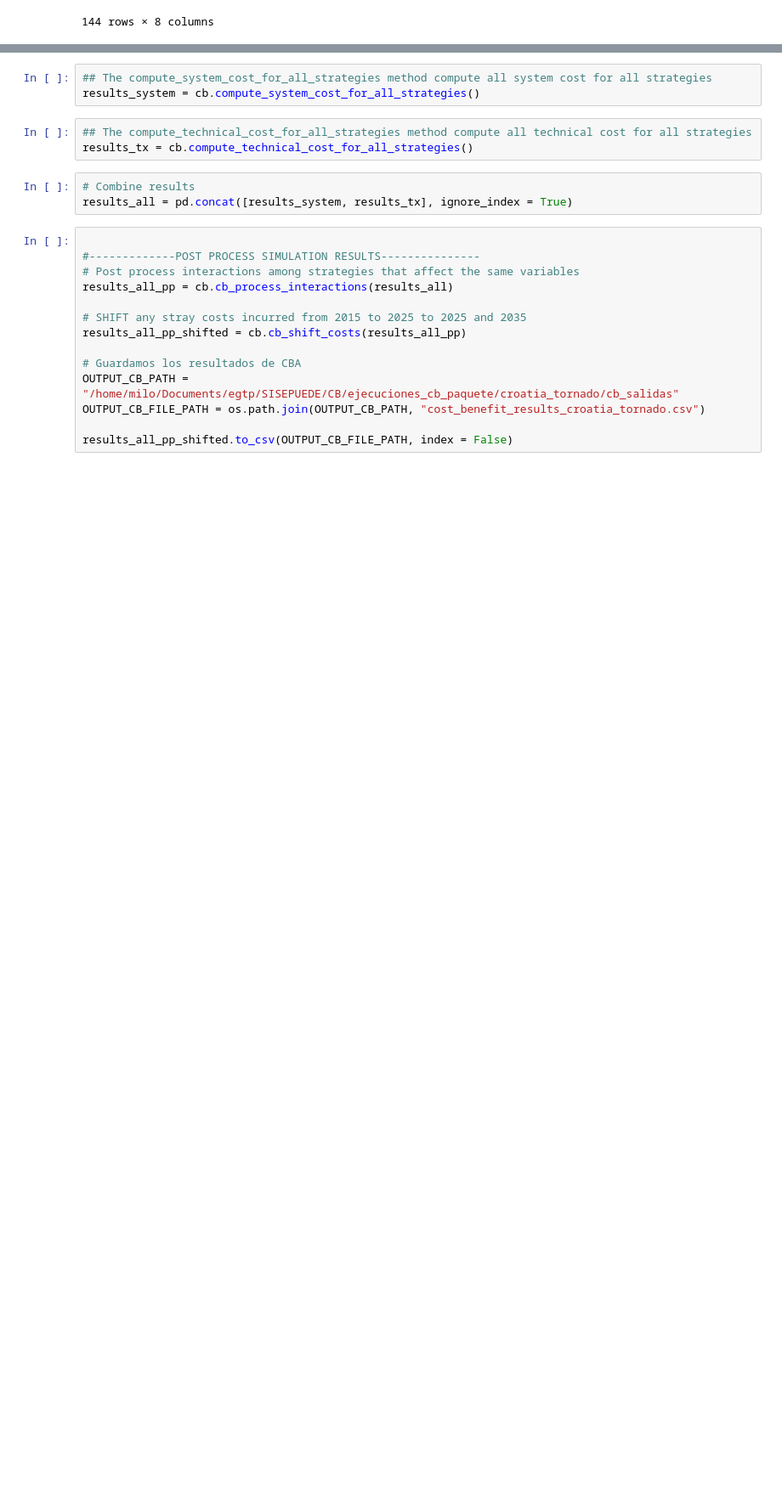
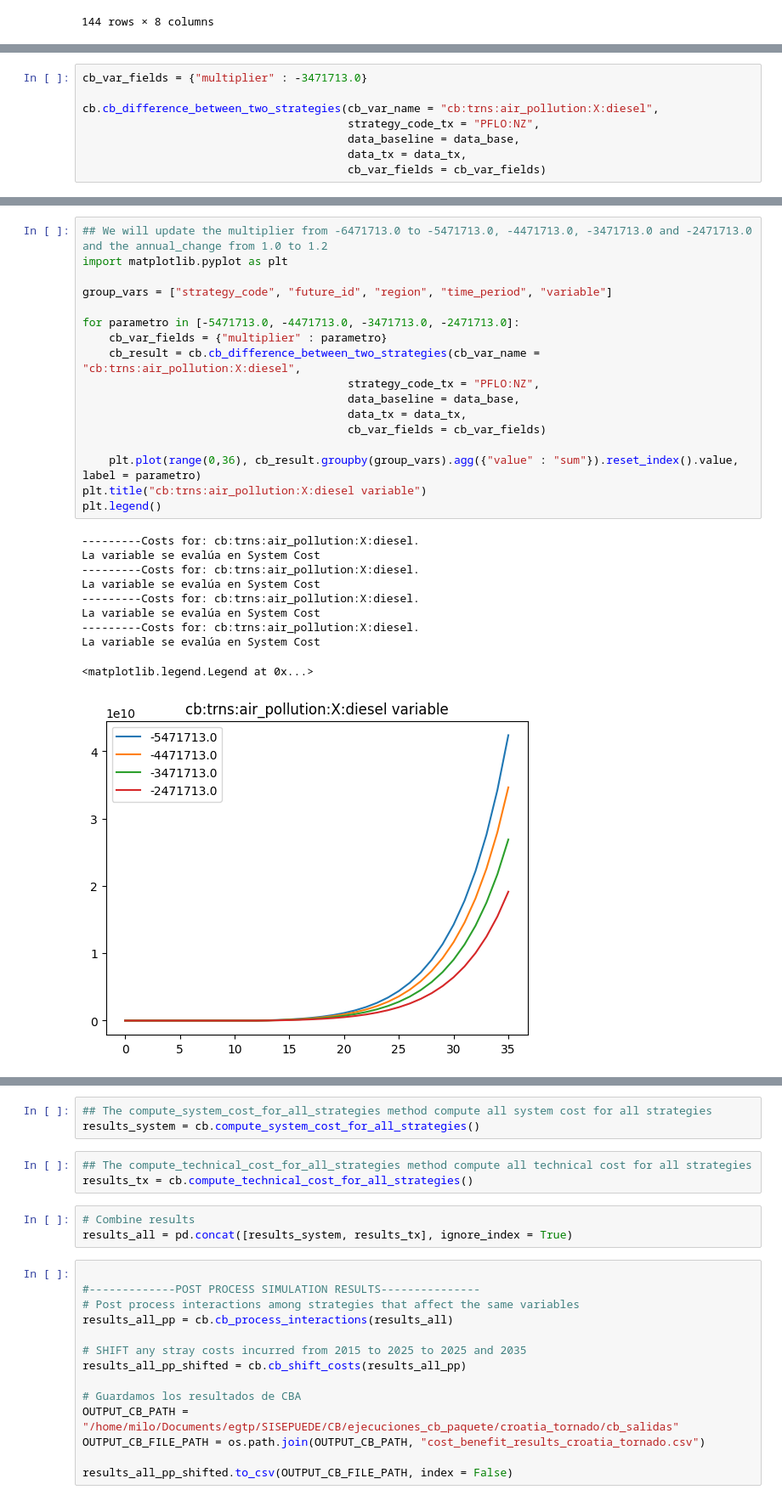
Before and after one commit to milocortes/cb_ssp_refac, a Jupyter notebook: package/usage_costs_benefits_ssp.ipynb, the cells around one changed output, grey strips where cells are left out. Shown: that part at 85% size. Drawn from its saved outputs; the diff is of its cells as text; blank space fills up the shorter version.

```diff
--- a/package/usage_costs_benefits_ssp.ipynb
+++ b/package/usage_costs_benefits_ssp.ipynb
@@ -647,0 +832,8 @@ La variable se evalúa en System Cost
+# %%
+cb_var_fields = {"multiplier" : -3471713.0}
+
+cb.cb_difference_between_two_strategies(cb_var_name = "cb:trns:air_pollution:X:diesel",
+                                        strategy_code_tx = "PFLO:NZ",
+                                        data_baseline = data_base,
+                                        data_tx = data_tx,
+                                        cb_var_fields = cb_var_fields)
@@ -648,3 +856,31 @@ La variable se evalúa en System Cost
+# %%
+## We will update the multiplier from -6471713.0 to -5471713.0, -4471713.0, -3471713.0 and -2471713.0 and the annual_change from 1.0 to 1.2
+import matplotlib.pyplot as plt
+
+group_vars = ["strategy_code", "future_id", "region", "time_period", "variable"]
+
+for parametro in [-5471713.0, -4471713.0, -3471713.0, -2471713.0]:
+    cb_var_fields = {"multiplier" : parametro}
+    cb_result = cb.cb_difference_between_two_strategies(cb_var_name = "cb:trns:air_pollution:X:diesel",
+                                        strategy_code_tx = "PFLO:NZ",
+                                        data_baseline = data_base,
+                                        data_tx = data_tx,
+                                        cb_var_fields = cb_var_fields)
+
+    plt.plot(range(0,36), cb_result.groupby(group_vars).agg({"value" : "sum"}).reset_index().value, label = parametro)
+plt.title("cb:trns:air_pollution:X:diesel variable")
+plt.legend()
+# %% [output]
+---------Costs for: cb:trns:air_pollution:X:diesel.
+La variable se evalúa en System Cost
+---------Costs for: cb:trns:air_pollution:X:diesel.
+La variable se evalúa en System Cost
+---------Costs for: cb:trns:air_pollution:X:diesel.
+La variable se evalúa en System Cost
+---------Costs for: cb:trns:air_pollution:X:diesel.
+La variable se evalúa en System Cost
+<matplotlib.legend.Legend at 0x...>
+[figure, added]
 # %%
 ## The method calculates all system costs for a specific strategy
 cb.compute_system_cost_for_strategy(strategy_code_tx = 'PFLO:NZ')
```
Also changed, not shown: parts of 13 cells of this notebook.
